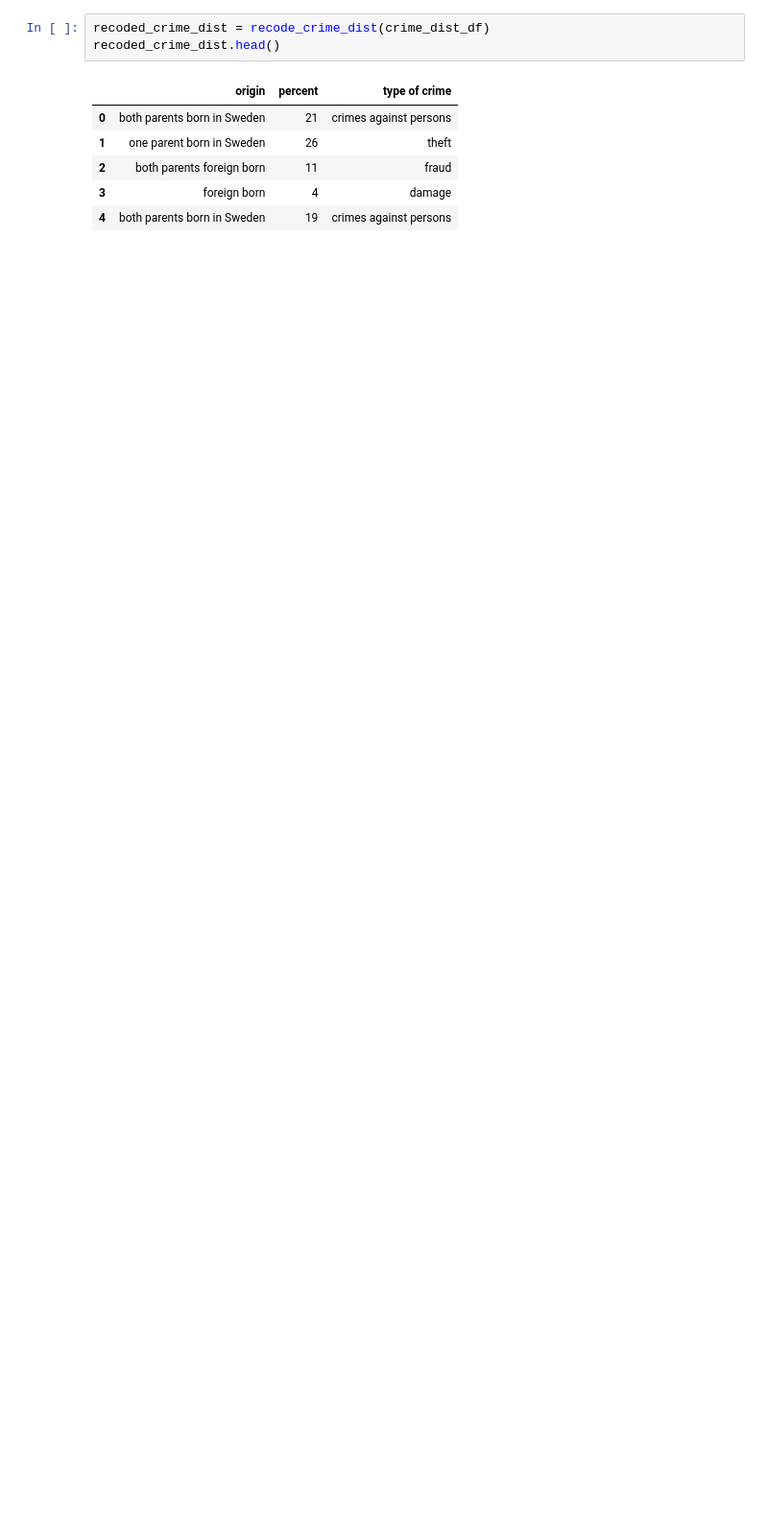
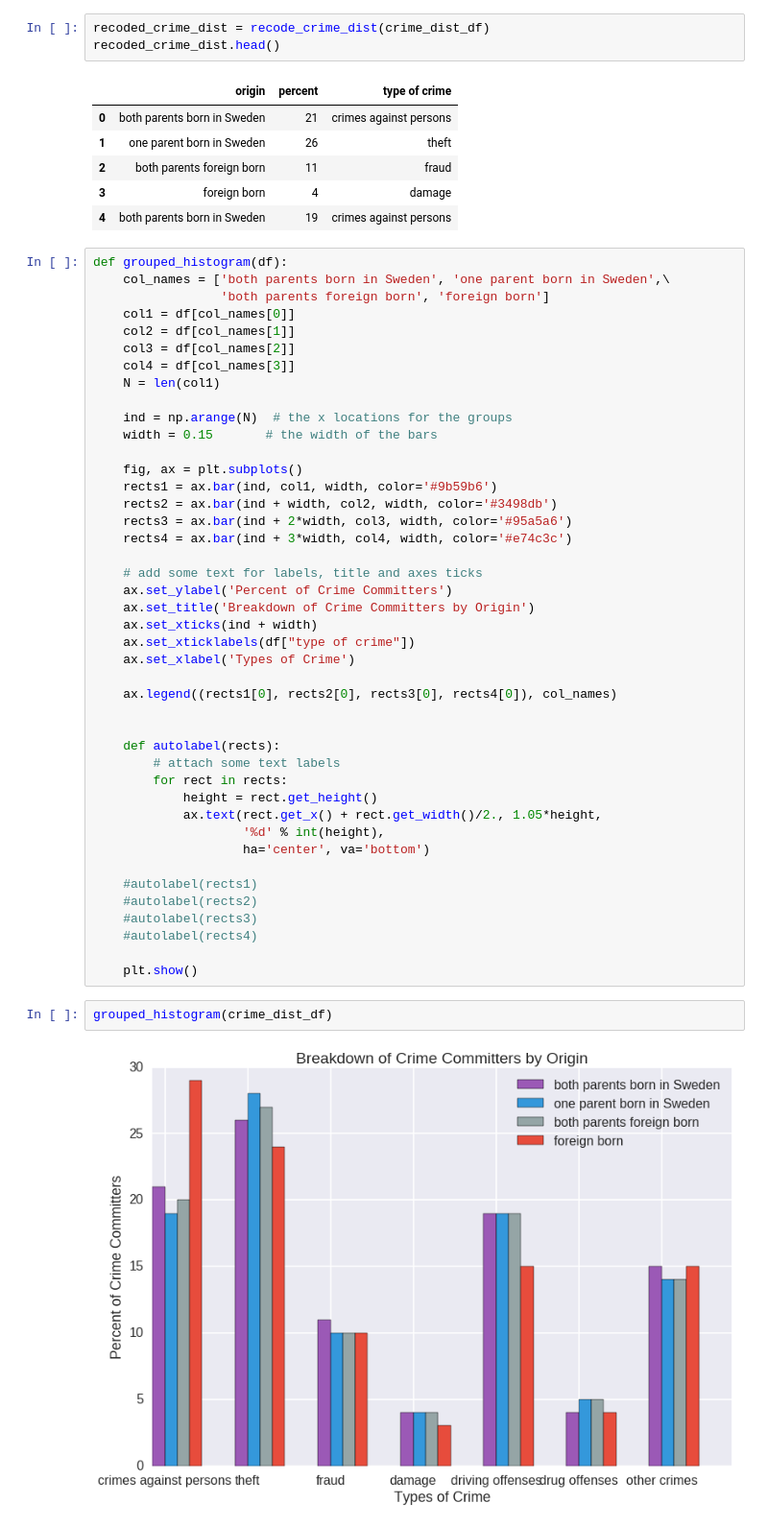
Before and after one commit to skchandra/DataScience16CTW, a Jupyter notebook: immigration_plots.ipynb, the cells around one changed output. Shown at 96% size. Drawn from its saved outputs; the diff is of its cells as text; blank space fills up the shorter version.

Commit message:
Added breakdown of crime committers by origin plot

```diff
--- a/immigration_plots.ipynb
+++ b/immigration_plots.ipynb
@@ -303,3 +303,50 @@ recoded_crime_dist.head()
 | 2 | both parents foreign born | 11 | fraud |
 | 3 | foreign born | 4 | damage |
 | 4 | both parents born in Sweden | 19 | crimes against persons |
+# %%
+def grouped_histogram(df):
+    col_names = ['both parents born in Sweden', 'one parent born in Sweden',\
+                 'both parents foreign born', 'foreign born']
+    col1 = df[col_names[0]]
+    col2 = df[col_names[1]]
+    col3 = df[col_names[2]]
+    col4 = df[col_names[3]]
+    N = len(col1)
+
+    ind = np.arange(N)  # the x locations for the groups
+    width = 0.15       # the width of the bars
+
+    fig, ax = plt.subplots()
+    rects1 = ax.bar(ind, col1, width, color='#9b59b6')
+    rects2 = ax.bar(ind + width, col2, width, color='#3498db')
+    rects3 = ax.bar(ind + 2*width, col3, width, color='#95a5a6')
+    rects4 = ax.bar(ind + 3*width, col4, width, color='#e74c3c')
+
+    # add some text for labels, title and axes ticks
+    ax.set_ylabel('Percent of Crime Committers')
+    ax.set_title('Breakdown of Crime Committers by Origin')
+    ax.set_xticks(ind + width)
+    ax.set_xticklabels(df["type of crime"])
+    ax.set_xlabel('Types of Crime')
+
+    ax.legend((rects1[0], rects2[0], rects3[0], rects4[0]), col_names)
+
+
+    def autolabel(rects):
+        # attach some text labels
+        for rect in rects:
+            height = rect.get_height()
+            ax.text(rect.get_x() + rect.get_width()/2., 1.05*height,
+                    '%d' % int(height),
+                    ha='center', va='bottom')
+
+    #autolabel(rects1)
+    #autolabel(rects2)
+    #autolabel(rects3)
+    #autolabel(rects4)
+
+    plt.show()
+# %%
+grouped_histogram(crime_dist_df)
+# %% [output]
+[figure, added]
```
Also changed, not shown: 1 other file.
